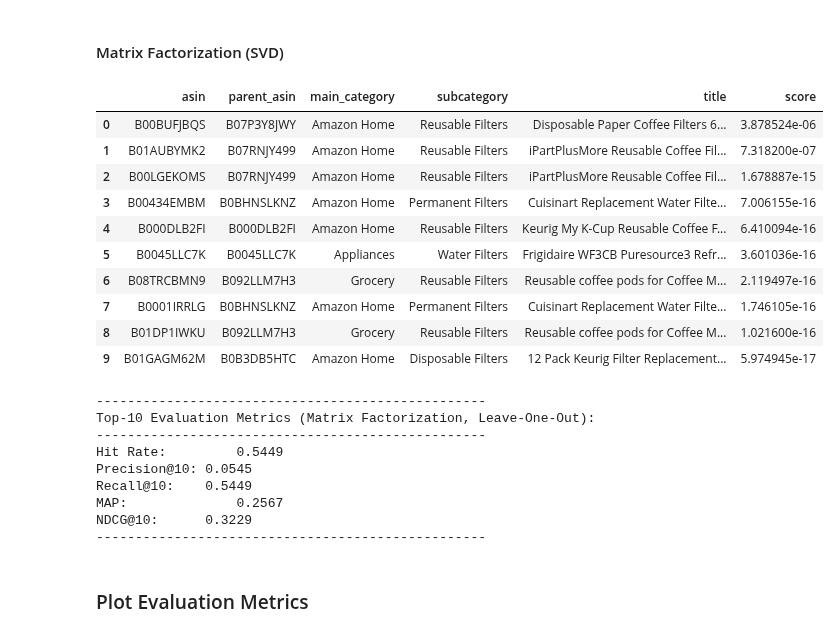
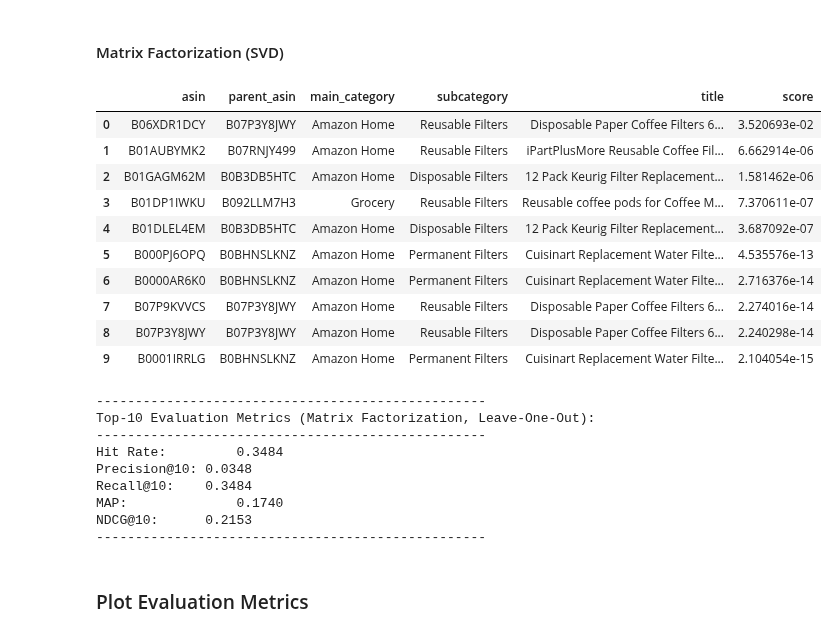
Before and after one commit to ds-edu/capstone-recsys, a Jupyter notebook: recsys_ecomm/notebooks/recsys.ipynb, the cells around one changed output. Cells and saved outputs as stored; diff of their text form; code cells hidden in the pictures.

```diff
--- a/recsys_ecomm/notebooks/recsys.ipynb
+++ b/recsys_ecomm/notebooks/recsys.ipynb
@@ -271,7 +271,7 @@ df_ratings.head()
 | 4 | 5 | Savings | Exelent, save on coffee, water, n... | [] | B00LGEKOMS | B07RNJY499 | AEOVCZC77QZJQPBIAIKCFV7AS7PA | 2017-10-16 22:46:40.529 | 0 | ... |
 # %%
 # Drop columns that are not needed in the analysis
-cols_to_drop = ['title', 'text', 'images', 'helpful_vote', 'timestamp', 'verified_purchase' ]
+cols_to_drop = ['title', 'text', 'images', 'helpful_vote', 'verified_purchase' ]
 
 # Drop columns
 df_ratings.drop(cols_to_drop, axis=1, inplace=True)
@@ -1172,15 +1230,18 @@ class CollaborativeFiltering:
     # --------------------------------------------------------
 
     def leave_one_out_split(self):
-        df = self.df.sample(frac=1, random_state=self.random_seed).reset_index(drop=True)
+        # df = self.df.sample(frac=1, random_state=self.random_seed).reset_index(drop=True) #V1.5
+        # grouped = df.groupby('user_id') #V1.5
         train_rows = []
         test_rows = []
-        grouped = df.groupby('user_id')
+        grouped = self.df.sort_values(['user_id', 'timestamp']).groupby('user_id')
+
         for user, group in grouped:
             if len(group) < 2:
                 train_rows.append(group.index)
                 continue
-            test_idx = group.sample(n=1, random_state=self.random_seed).index
+            # test_idx = group.sample(n=1, random_state=self.random_seed).index     #V1.5
+            test_idx = group.tail(1).index # Get the last/latest timestamp row for test
             train_idx = group.index.difference(test_idx)
             test_rows.append(test_idx)
             train_rows.append(train_idx)
@@ -1238,8 +1299,10 @@ class CollaborativeFiltering:
         return neighbors.tolist(), distances.flatten()[1:].tolist(), indices.flatten()[1:].tolist()
 
     def recommend_items_for_user(self, user_id):
+
         if self.mode.lower() == 'item':
             # Item-based collaborative filtering FOR A GIVEN USER.
+            # Item-based: aggregate similar items to those user has rated
             # The goal is to recommend items that are similar to those the user has already rated
 
             if user_id not in self.secondary_matrix.index:
@@ -1290,6 +1353,10 @@ class CollaborativeFiltering:
         self.filter_data()
         self.leave_one_out_split()
         self.train_knn(n_neighbors=n_neighbors)
+
+        # result_item_score = self.recommend_items_for_user(idx)
+        # result = self.format_recommended_for_user(result_item_score)
+
         if self.mode.lower() == 'item':
             result = self.recommend_similar_items(idx)
         elif self.mode.lower() == 'user':
@@ -1332,10 +1399,19 @@ class CollaborativeFiltering:
 
     def build_test_relevant(self):
         """
-        Build a dictionary of relevant items for each user in the test set.
-        This dictionary contains ASINs as keys and lists of relevant item ASINs as values.
+        Build a dictionary of relevant items ( rating > 4 ) for each user in the test set.
+        This dictionary contains User IDs as keys, and the relevant items' ASINs as values.
         """
-        self.test_relevant = self.test_df[self.test_df['rating'] >= self.relevance].groupby('user_id')['asin'].apply(list).to_dict()
+        self.test_relevant = self.test_df[self.test_df['rating'] >= self.relevance]\
+                            .groupby('user_id')['asin']\
+                            .apply(list).to_dict()
+
+
+    def return_test_relevant(self):
+        """
+        Return the relevant items for each user in the test set.
+        """
+        return self.test_relevant
 
     def evaluate_ranking(self):
         self.leave_one_out_split()
@@ -1627,7 +1720,13 @@ NDCG@10:      0.2980
 # %% [markdown]
 #### Matrix Factorization (SVD)
 # %%
-def implement_matrix_factorization(user_id, n_components=10, top_k=10, show_metrics=True, n_user_ratings=2, n_prod_ratings=5, random_seed=33):
+def implement_matrix_factorization(user_id,
+                                   n_components=10,
+                                   top_k=10,
+                                   show_metrics=True,
+                                   n_user_ratings=2,
+                                   n_prod_ratings=5,
+                                   random_seed=33):
     """
     Perform matrix factorization (SVD), return top-k recommendations for a user,
     and print evaluation metrics and prediction examples.
@@ -1659,30 +1758,30 @@ def implement_matrix_factorization(user_id, n_components=10, top_k=10, show_metr
         metrics_df = cf.evaluation_metrics
     return result
 # %%
-mf_recos = implement_matrix_factorization(user_id, n_components=10, top_k=10, show_metrics=True, n_user_ratings=min_user_ratings, n_prod_ratings=min_prod_ratings)
+mf_recos = implement_matrix_factorization(user_id, n_components=10, top_k=10, show_metrics=True, n_user_ratings=n_min_user, n_prod_ratings=n_min_prod, random_seed=random_seed)
 
 # save to csv
 mf_recos.to_csv(f'../data/processed/mf_recos_for_{user_id}.csv', index=False)
 # %% [output]
 |  | asin | parent_asin | main_category | subcategory | title | score |
-| 0 | B00BUFJBQS | B07P3Y8JWY | Amazon Home | Reusable Filters | Disposable Paper Coffee Filters 6... | 3.878524e-06 |
-| 1 | B01AUBYMK2 | B07RNJY499 | Amazon Home | Reusable Filters | iPartPlusMore Reusable Coffee Fil... | 7.318200e-07 |
-| 2 | B00LGEKOMS | B07RNJY499 | Amazon Home | Reusable Filters | iPartPlusMore Reusable Coffee Fil... | 1.678887e-15 |
-| 3 | B00434EMBM | B0BHNSLKNZ | Amazon Home | Permanent Filters | Cuisinart Replacement Water Filte... | 7.006155e-16 |
-| 4 | B000DLB2FI | B000DLB2FI | Amazon Home | Reusable Filters | Keurig My K-Cup Reusable Coffee F... | 6.410094e-16 |
-| 5 | B0045LLC7K | B0045LLC7K | Appliances | Water Filters | Frigidaire WF3CB Puresource3 Refr... | 3.601036e-16 |
-| 6 | B08TRCBMN9 | B092LLM7H3 | Grocery | Reusable Filters | Reusable coffee pods for Coffee M... | 2.119497e-16 |
-| 7 | B0001IRRLG | B0BHNSLKNZ | Amazon Home | Permanent Filters | Cuisinart Replacement Water Filte... | 1.746105e-16 |
-| 8 | B01DP1IWKU | B092LLM7H3 | Grocery | Reusable Filters | Reusable coffee pods for Coffee M... | 1.021600e-16 |
-| 9 | B01GAGM62M | B0B3DB5HTC | Amazon Home | Disposable Filters | 12 Pack Keurig Filter Replacement... | 5.974945e-17 |
+| 0 | B06XDR1DCY | B07P3Y8JWY | Amazon Home | Reusable Filters | Disposable Paper Coffee Filters 6... | 3.520693e-02 |
+| 1 | B01AUBYMK2 | B07RNJY499 | Amazon Home | Reusable Filters | iPartPlusMore Reusable Coffee Fil... | 6.662914e-06 |
+| 2 | B01GAGM62M | B0B3DB5HTC | Amazon Home | Disposable Filters | 12 Pack Keurig Filter Replacement... | 1.581462e-06 |
+| 3 | B01DP1IWKU | B092LLM7H3 | Grocery | Reusable Filters | Reusable coffee pods for Coffee M... | 7.370611e-07 |
+| 4 | B01DLEL4EM | B0B3DB5HTC | Amazon Home | Disposable Filters | 12 Pack Keurig Filter Replacement... | 3.687092e-07 |
+| 5 | B000PJ6OPQ | B0BHNSLKNZ | Amazon Home | Permanent Filters | Cuisinart Replacement Water Filte... | 4.535576e-13 |
+| 6 | B0000AR6K0 | B0BHNSLKNZ | Amazon Home | Permanent Filters | Cuisinart Replacement Water Filte... | 2.716376e-14 |
+| 7 | B07P9KVVCS | B07P3Y8JWY | Amazon Home | Reusable Filters | Disposable Paper Coffee Filters 6... | 2.274016e-14 |
+| 8 | B07P3Y8JWY | B07P3Y8JWY | Amazon Home | Reusable Filters | Disposable Paper Coffee Filters 6... | 2.240298e-14 |
+| 9 | B0001IRRLG | B0BHNSLKNZ | Amazon Home | Permanent Filters | Cuisinart Replacement Water Filte... | 2.104054e-15 |
 --------------------------------------------------
 Top-10 Evaluation Metrics (Matrix Factorization, Leave-One-Out):
 --------------------------------------------------
-Hit Rate:         0.5449
-Precision@10: 0.0545
-Recall@10:    0.5449
-MAP:              0.2567
-NDCG@10:      0.3229
+Hit Rate:         0.3484
+Precision@10: 0.0348
+Recall@10:    0.3484
+MAP:              0.1740
+NDCG@10:      0.2153
 --------------------------------------------------
 # %% [markdown]
 ### Plot Evaluation Metrics
```
Also changed, not shown: parts of 28 cells of this notebook, 6 other files.
